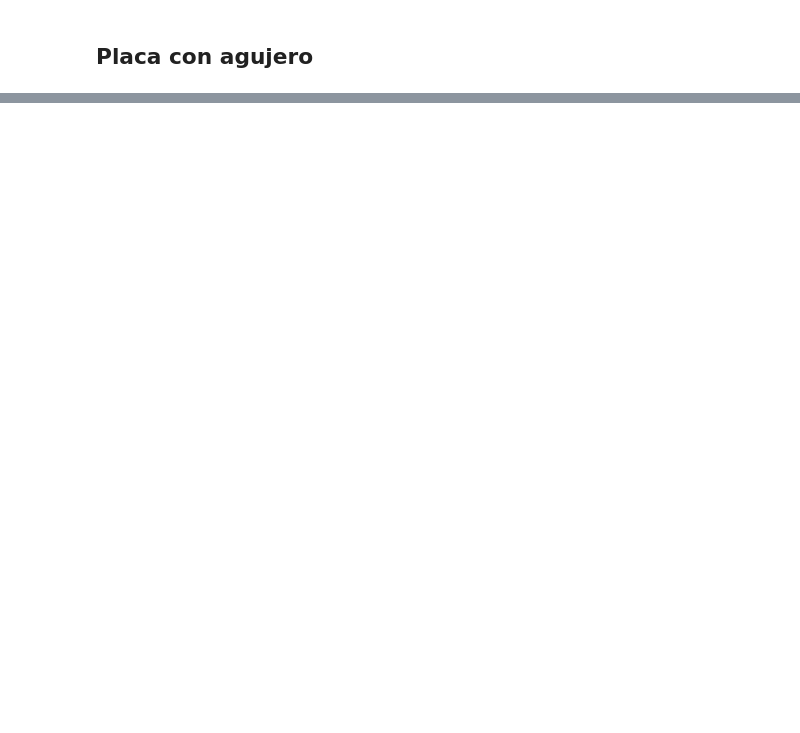
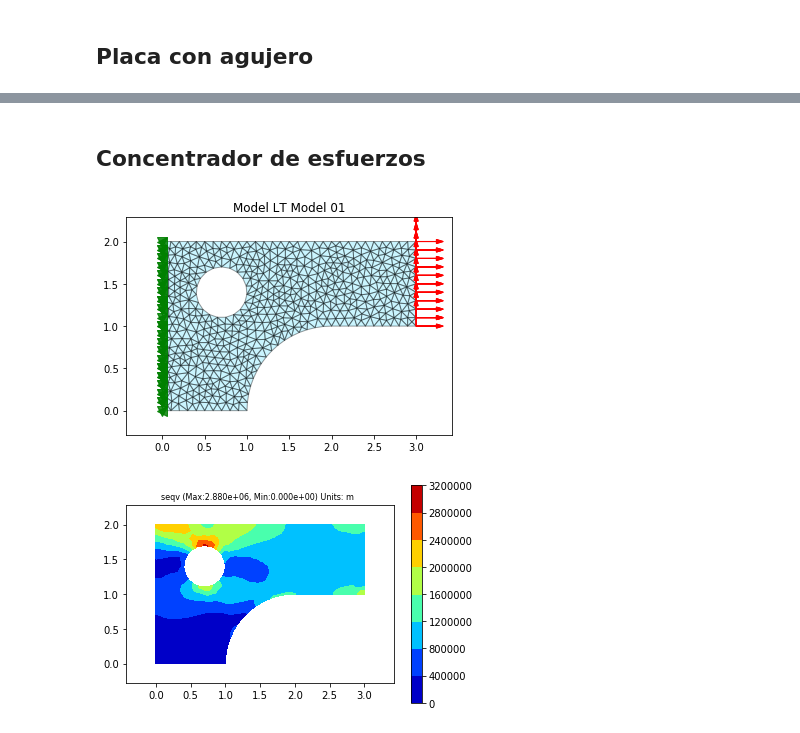
Before and after one commit to JorgeDeLosSantos/nusa, a Jupyter notebook: docs/nusa-info/es/linear-triangle-element.ipynb, the cells around one changed output, grey strips where cells are left out. Cells and saved outputs as stored; diff of their text form; code cells hidden in the pictures; blank space fills up the shorter version.

```diff
--- a/docs/nusa-info/es/linear-triangle-element.ipynb
+++ b/docs/nusa-info/es/linear-triangle-element.ipynb
@@ -221,0 +222,62 @@ m.plot_esol("sxx")
+# %% [markdown]
+## Concentrador de esfuerzos
+# %%
+# generando la geometría
+md = nmsh.Modeler()
+g = md.geom # Para acceder a la clase SimpleGMSH
+p1 = g.add_point((0,0))
+p2 = g.add_point((1,0))
+p3 = g.add_point((2,0))
+p4 = g.add_point((2,1))
+p5 = g.add_point((3,1))
+p6 = g.add_point((3,2))
+p7 = g.add_point((0,2))
+p8 = g.add_point((0.7,1.4))
+p9 = g.add_point((0.7,1.7), esize=0.1)
+L1 = g.add_line(p1,p2)
+L2 = g.add_circle(p3,p2,p4)
+L3 = g.add_line(p4,p5)
+L4 = g.add_line(p5,p6)
+L5 = g.add_line(p6,p7)
+L6 = g.add_line(p7,p1)
+L7 = g.add_circle(p8,p9)
+loop1 = g.add_line_loop(L1,L2,L3,L4,L5,L6) # boundary
+loop2 = g.add_line_loop(L7)# hole
+g.add_plane_surface(loop1,loop2)
+nc, ec = md.generate_mesh()
+
+x,y = nc[:,0], nc[:,1]
+
+nodos = []
+elementos = []
+
+for k,nd in enumerate(nc):
+    cn = Node((x[k],y[k]))
+    nodos.append(cn)
+
+for k,elm in enumerate(ec):
+    i,j,m = int(elm[0]),int(elm[1]),int(elm[2])
+    ni,nj,nm = nodos[i],nodos[j],nodos[m]
+    ce = LinearTriangle((ni,nj,nm),200e9,0.3,0.1)
+    elementos.append(ce)
+
+m = LinearTriangleModel()
+for node in nodos: m.add_node(node)
+for elm in elementos: m.add_element(elm)
+
+# Aplicando condiciones de frontera en los extremos
+minx, maxx = min(x), max(x)
+miny, maxy = min(y), max(y)
+
+for node in nodos:
+    if node.x == minx:
+        m.add_constraint(node, ux=0, uy=0)
+    if node.x == maxx:
+        m.add_force(node, (10e3,1))
+
+m.plot_model()
+m.solve()
+m.plot_nsol("seqv") # Esfuerzo de von Mises
+# %% [output]
+[figure, added]
+[figure, added]
```
Also changed, not shown: parts of 5 cells of this notebook, 5 other files.
